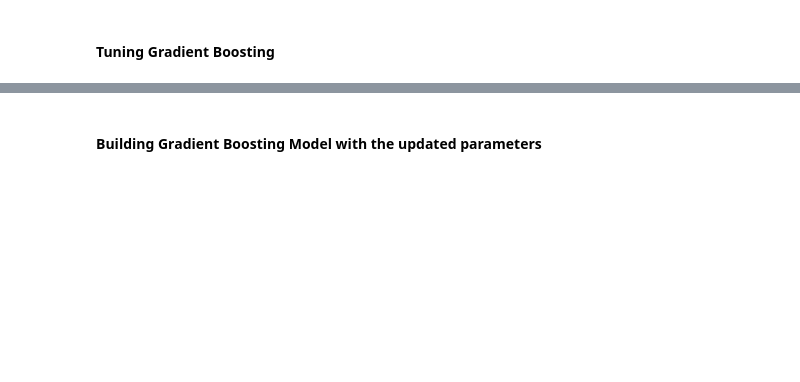
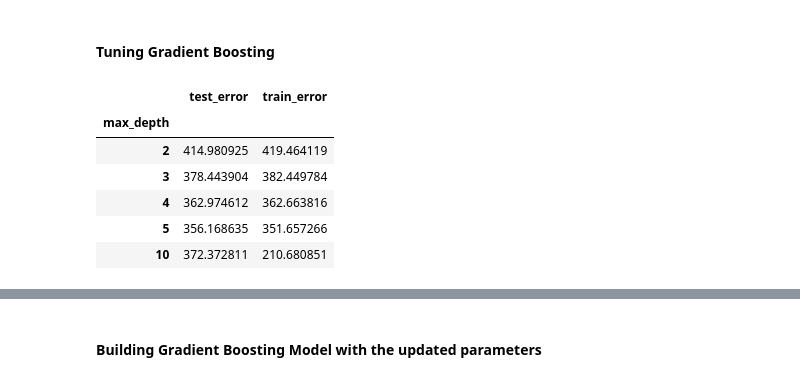
Before and after one commit to dsjoench/salarypredictionportfolio, a Jupyter notebook: Salary Prediction Portfolio .ipynb, the cells around one changed output, grey strips where cells are left out. Saved outputs shown, nothing was run; the diff lists cells and outputs as text; code cells hidden in the pictures; blank space fills up the shorter version.

```diff
--- a/Salary Prediction Portfolio .ipynb
+++ b/Salary Prediction Portfolio .ipynb
@@ -483,18 +551,27 @@ print('Mean Squared Error:', mean_squared_error(y_test, y_pred2))
 # %% [markdown]
 #### Tuning Gradient Boosting
 # %%
-for max_depth in [2,3,4,5,10]:
-    clf = GradientBoostingRegressor(max_depth=max_depth)
+results_depth=[]
+for depth in [2,3,4,5,10]:
+    clf = GradientBoostingRegressor(max_depth=depth)
     clf.fit(X_train, y_train)
-    results.append(
+    results_depth.append(
         {
-            'max_depth': max_depth,
+            'max_depth': depth,
             'train_error': mean_squared_error(y_train, clf.predict(X_train)),
             'test_error': mean_squared_error(y_test, clf.predict(X_test))
         })
 
 # Display Results
-max_depth_lr = pd.DataFrame(results).set_index('max_depth').sort_index()
+max_depth_lr = pd.DataFrame(results_depth).set_index('max_depth').sort_index()
 max_depth_lr
+# %% [output]
+|  | test_error | train_error |
+| max_depth |  |  |
+| 2 | 414.980925 | 419.464119 |
+| 3 | 378.443904 | 382.449784 |
+| 4 | 362.974612 | 362.663816 |
+| 5 | 356.168635 | 351.657266 |
+| 10 | 372.372811 | 210.680851 |
 # %%
 max_depth_lr.plot(title="Max_Depth Learning Curve")
```
Also changed, not shown: parts of 32 cells of this notebook.
